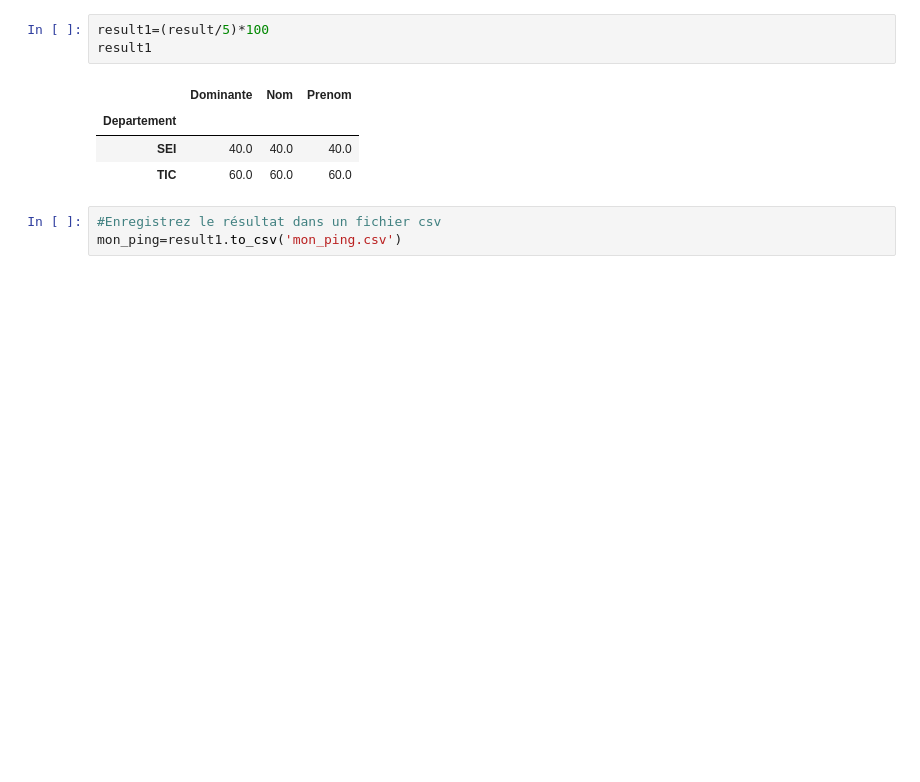
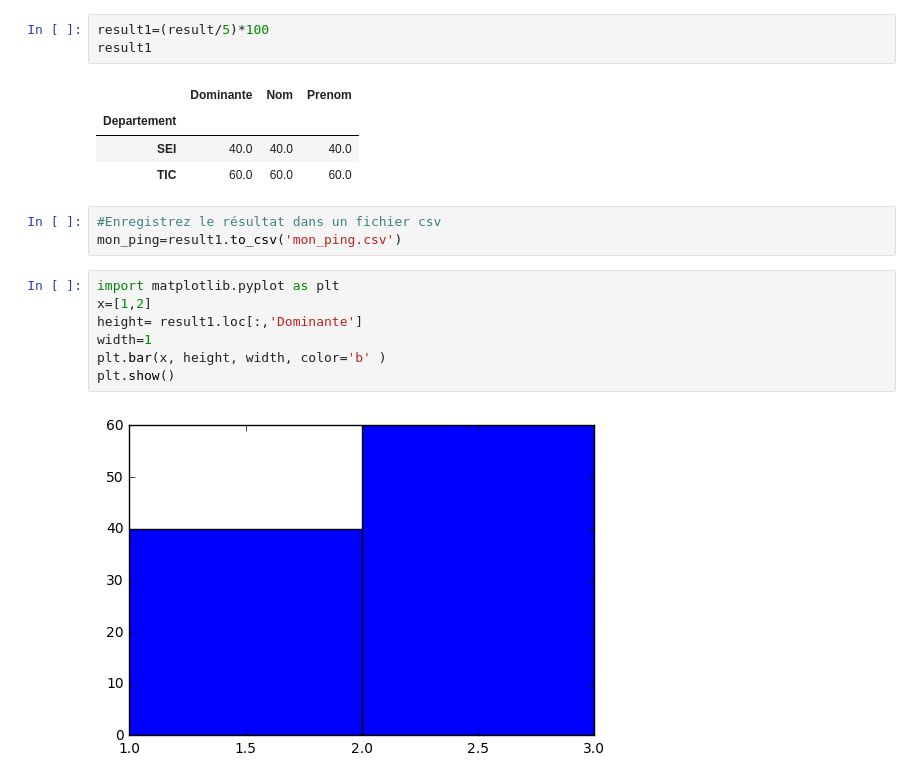
Before and after one commit to assitanDiarra/Python, a Jupyter notebook: ping.ipynb, the cells around one changed output. Drawn from its saved outputs; the diff is of its cells as text; blank space fills up the shorter version.

```diff
--- a/ping.ipynb
+++ b/ping.ipynb
@@ -109,3 +109,12 @@ result1
 # %%
 #Enregistrez le résultat dans un fichier csv
 mon_ping=result1.to_csv('mon_ping.csv')
+# %%
+import matplotlib.pyplot as plt
+x=[1,2]
+height= result1.loc[:,'Dominante']
+width=1
+plt.bar(x, height, width, color='b' )
+plt.show()
+# %% [output]
+[figure, added]
```
Also changed, not shown: parts of 1 cell of this notebook.
